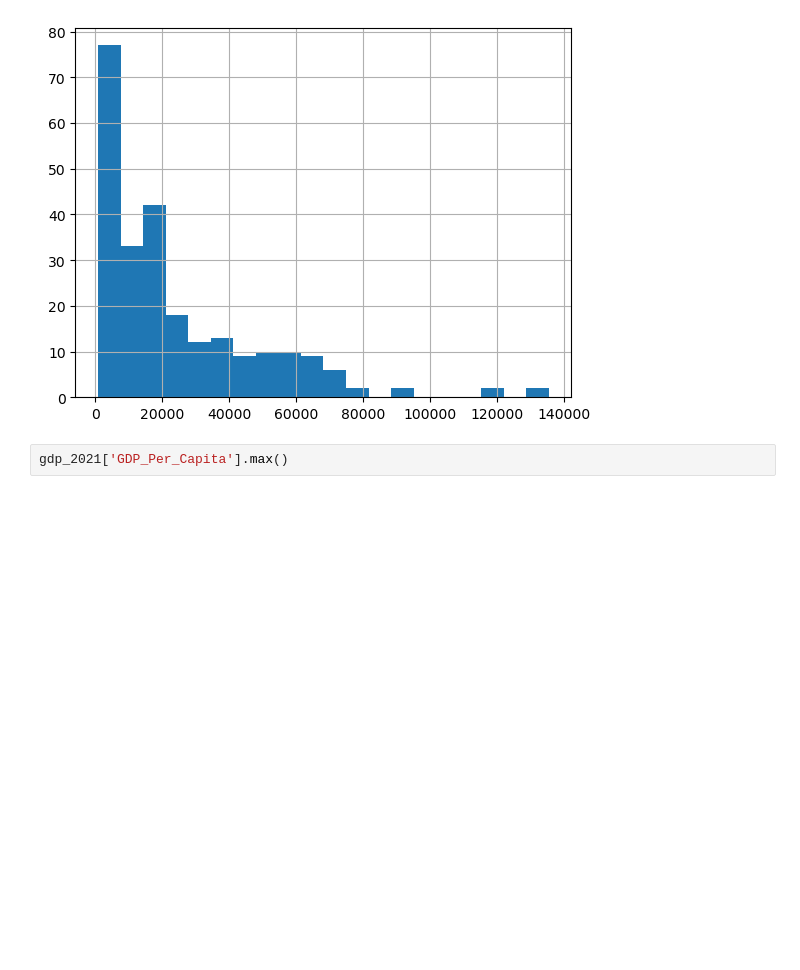
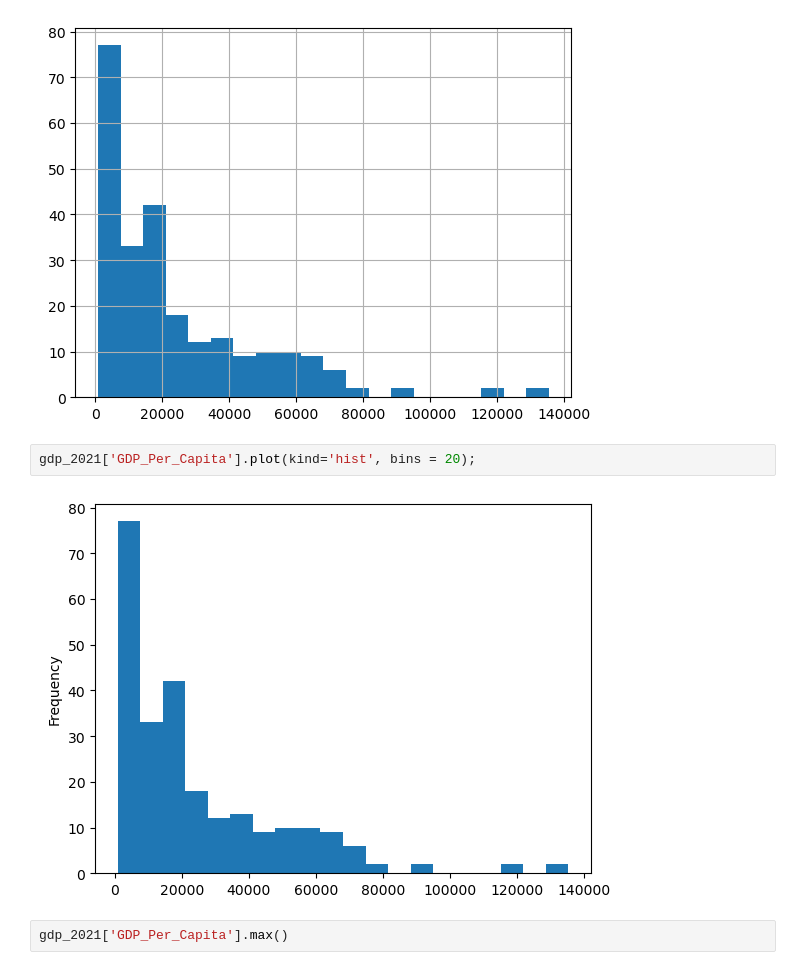
Before and after one commit to nss-data-science-cohort-9/un-exploration-catdgomez, a Jupyter notebook: notebooks/UN_Data_Exploration.ipynb, the cells around one changed output. Cells and saved outputs as stored; diff of their text form; blank space fills up the shorter version.

```diff
--- a/notebooks/UN_Data_Exploration.ipynb
+++ b/notebooks/UN_Data_Exploration.ipynb
@@ -241,6 +271,10 @@ gdp_2021['GDP_Per_Capita'].hist(bins = 20)
 # %% [output]
 <Axes: >
 [figure]
+# %%
+gdp_2021['GDP_Per_Capita'].plot(kind='hist', bins = 20);
+# %% [output]
+[figure, added]
 # %%
 gdp_2021['GDP_Per_Capita'].max()
 # %% [output]
```
Also changed, not shown: parts of 20 cells of this notebook.
